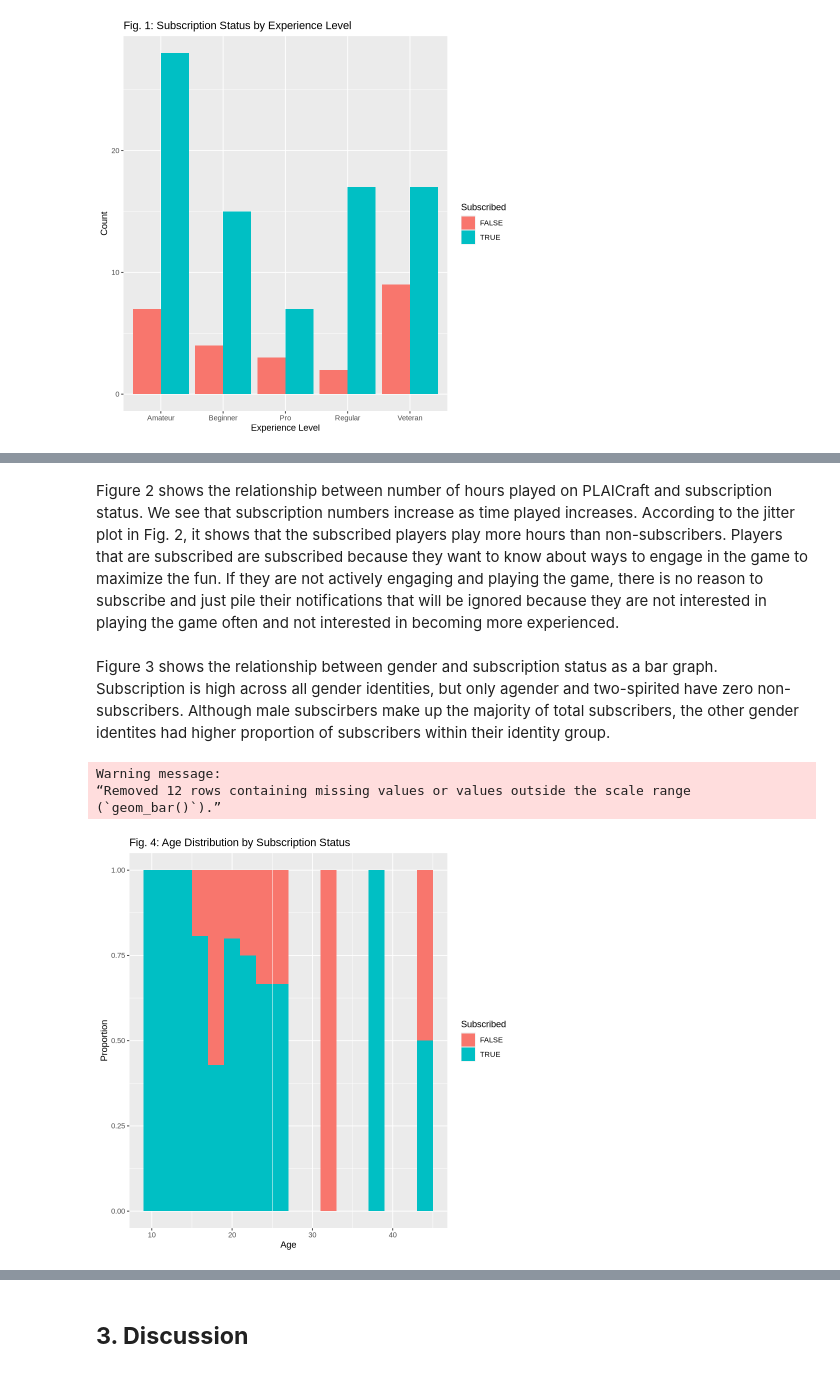
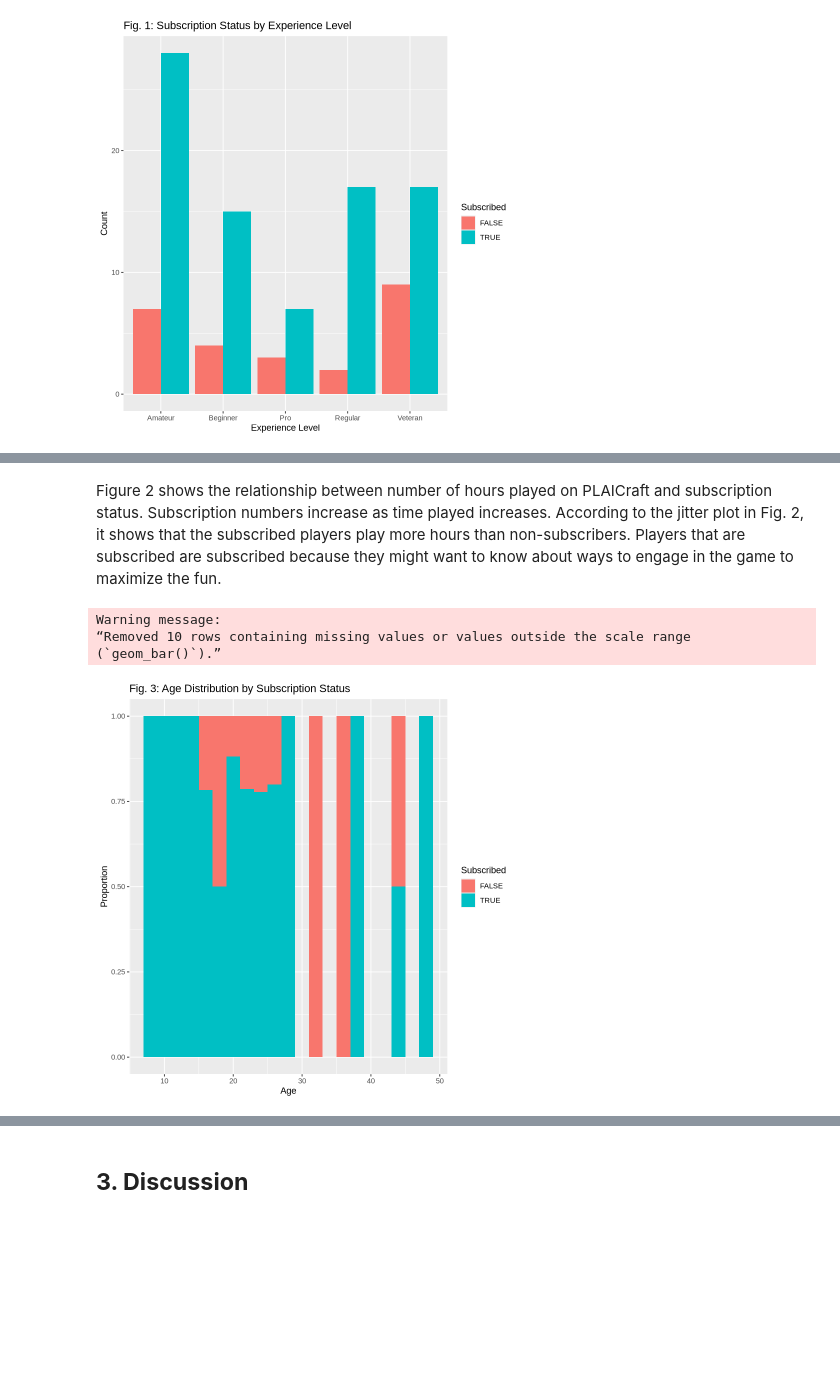
Before and after one commit to HarryLiang-CS/PLAIcraft-Player-Analytics, a Jupyter notebook: Group Project.ipynb, the cells around one changed output, grey strips where cells are left out. Saved outputs shown, nothing was run; the diff lists cells and outputs as text; code cells hidden in the pictures; blank space fills up the shorter version.

```diff
--- a/Group Project.ipynb
+++ b/Group Project.ipynb
@@ -241,20 +236,18 @@ plot_hours
 # %% [markdown]
-Figure 2 shows the relationship between number of hours played on PLAICraft and subscription status. We see that subscription numbers increase as time played increases. According to the jitter plot in Fig. 2, it shows that the subscribed players play more hours than non-subscribers. Players that are subscribed are subscribed because they want to know about ways to engage in the game to maximize the fun. If they are not actively engaging and playing the game, there is no reason to subscribe and just pile their notifications that will be ignored because they are not interested in playing the game often and not interested in becoming more experienced.
+Figure 2 shows the relationship between number of hours played on PLAICraft and subscription status. Subscription numbers increase as time played increases. According to the jitter plot in Fig. 2, it shows that the subscribed players play more hours than non-subscribers. Players that are subscribed are subscribed because they might want to know about ways to engage in the game to maximize the fun.
-# %% [markdown]
-Figure 3 shows the relationship between gender and subscription status as a bar graph. Subscription is high across all gender identities, but only agender and two-spirited have zero non-subscribers. Although male subscirbers make up the majority of total subscribers, the other gender identites had higher proportion of subscribers within their identity group.
 # %%
-#Visualization 4: histogram of subscription status by Age
+#Visualization 3: histogram of subscription status by Age
 plot_age <-ggplot(players, aes(x = Age, fill = subscribe)) +
   geom_histogram(binwidth = 2, position = "fill") +
   labs(
-    title = "Fig. 4: Age Distribution by Subscription Status",
+    title = "Fig. 3: Age Distribution by Subscription Status",
     x = "Age",
     y = "Proportion",
     fill = "Subscribed")
 plot_age
 # %% [output]
 Warning message:
-“Removed 12 rows containing missing values or values outside the scale range
+“Removed 10 rows containing missing values or values outside the scale range
 (`geom_bar()`).”
-[figure, old version]
+[figure, new version]
 # %% [markdown]
```
Also changed, not shown: parts of 10 cells of this notebook.
